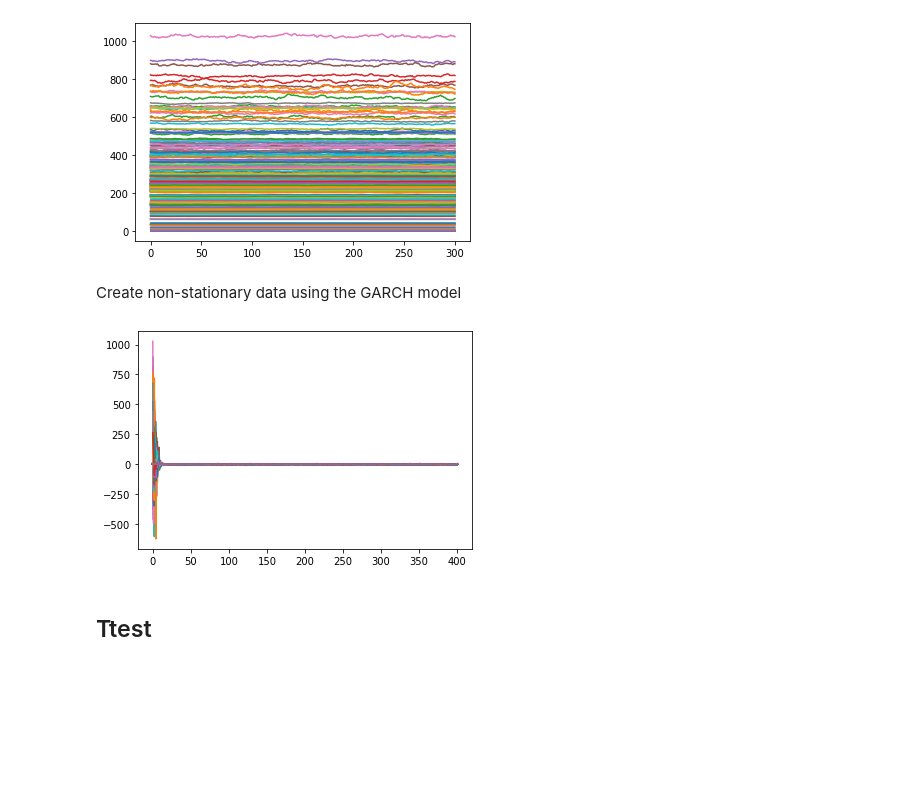
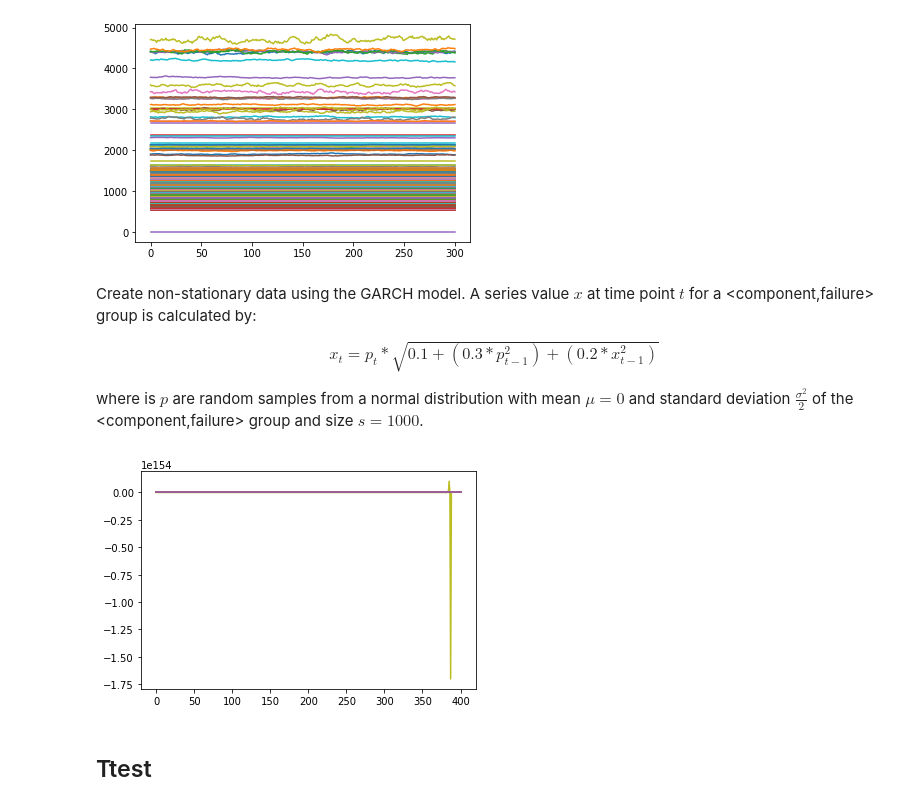
Before and after one commit to hpi-sam/rl-4-self-repair, a Jupyter notebook: data_analysis/04_non_stationary.ipynb, the cells around one changed output. Cells and saved outputs as stored; diff of their text form; code cells hidden in the pictures; blank space fills up the shorter version.

Commit message:
shifting data analysis

```diff
--- a/data_analysis/04_non_stationary.ipynb
+++ b/data_analysis/04_non_stationary.ipynb
@@ -7,3 +7,5 @@ import os
 os.chdir("..")
 from envs.data_handler import DataHandler
 import envs.data_utils as du
+
+path = 'data/prepared_data/'
@@ -16,15 +27,22 @@ Create non-stationary data using the ARCH model
 # %%
-non_stationary_data_ARCH = du.create_non_stationary_data('ARCH', dh.data, N=300)
-#non_stationary_data_ARCH.to_csv('preparedData_ARCH_Id_sqt.csv')
+dh = DataHandler(data_generation='LinearShifted', take_component_id=True, transformation='raw')
+non_stationary_data_ARCH = du.create_non_stationary_data('ARol', dh.data, N=300)
+non_stationary_data_ARCH.to_csv(path +'ARol_Id_raw.csv')
 # %% [output]
-[figure, old version]
+[figure, new version]
-# %% [markdown]
-Create non-stationary data using the GARCH model
+# %% [markdown]
+Create non-stationary data using the GARCH model. A series value $x$ at time point $t$ for a <component,failure> group is calculated by:
+\begin{align}
+x_{t} = p_{t} * \sqrt{ 0.1 + (0.3 * p_{t-1}^2) + (0.2 * x_{t-1}^2)}
+\end{align}
+
+where is $p$ are random samples from a normal distribution with mean $\mu = 0$ and standard deviation $\frac{\sigma^{2}}{2}$ of the <component,failure> group and size $s = 1000$.
 # %%
+dh = DataHandler(data_generation='LinearShifted', take_component_id=True, transformation='raw')
 non_stationary_data_GARCH = du.create_non_stationary_data('GARCH', dh.data, N=300)
-#non_stationary_data_GARCH.to_csv('preparedData_GARCH_Id_sqt.csv')
+non_stationary_data_GARCH.to_csv(path + 'GARCH_Id_raw.csv')
 # %% [output]
-[figure, old version]
+[figure, new version]
 # %% [markdown]
 ## Ttest
 # %%
```
Also changed, not shown: parts of 5 cells of this notebook, 16 other files.
